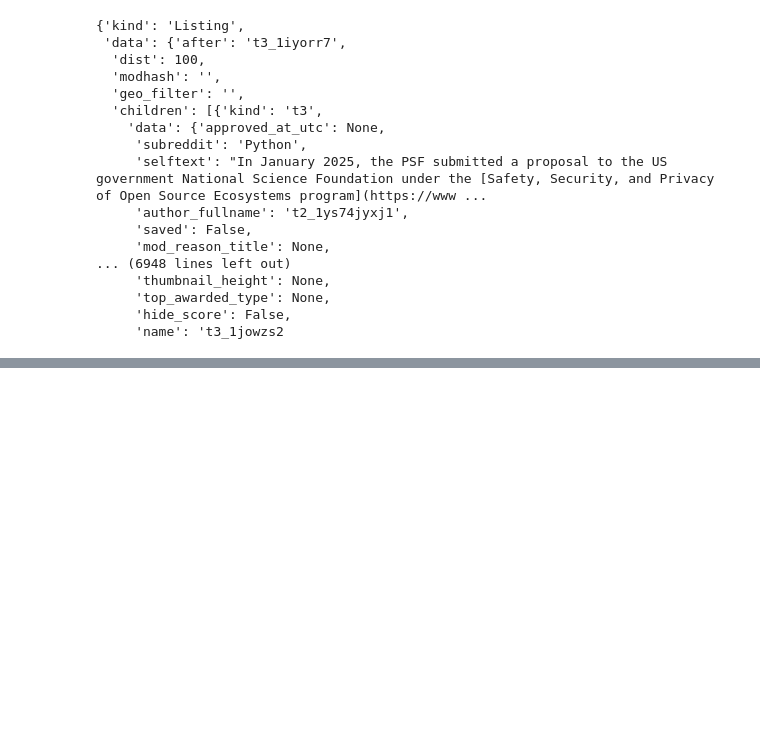
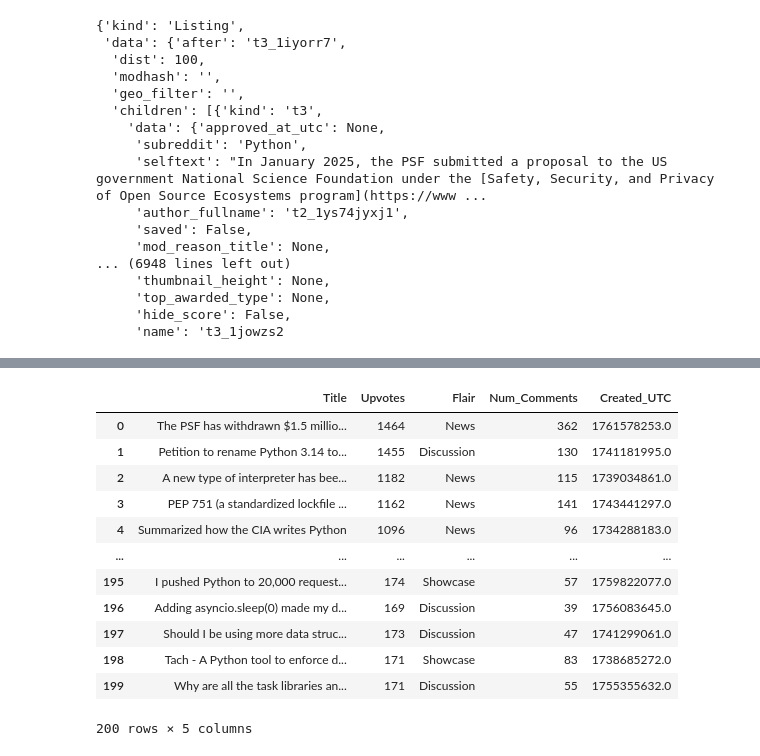
Before and after one commit to Ayumii-ww/fq25819_SEMTM0040, a Jupyter notebook: fq25819Part2.ipynb, the cells around one changed output, grey strips where cells are left out. Cells and saved outputs as stored; diff of their text form; code cells hidden in the pictures; blank space fills up the shorter version.

```diff
--- a/fq25819Part2.ipynb
+++ b/fq25819Part2.ipynb
@@ -4,7 +4,7 @@
 import requests
 
 subreddit = 'python'
-limit = 100
+limit = 300
 timeframe = 'year' #hour, day, week, month, year, all
 listing = 'top' # controversial, best, hot, new, random, rising, top
 
@@ -44,12 +44,12 @@ import numpy as np
 import pandas as pd
 
 temp = []
-for i in range(limit):
+for i in range(100):
     post = data['data']['children'][i]['data']
     temp.append([post['title'], post['ups'], post['link_flair_text'], post['num_comments'], post['created_utc']])
 
 title = np.array(temp)
-df = pd.DataFrame(title, columns=['Title', 'Upvotes', 'Flair', 'Num_Comments', 'Created_UTC'])
-print(df)
+first_hundred = pd.DataFrame(title, columns=['Title', 'Upvotes', 'Flair', 'Num_Comments', 'Created_UTC'])
+print(first_hundred)
 # %% [output]
                                                 Title Upvotes       Flair  \
@@ -71,0 +78,13 @@ print(df)
+# %%
+after_token = data['data']['children'][99]['kind']+ '_' + data['data']['children'][99]['data']['id']
+def get_reddit_after(subreddit, listing, limit, timeframe, after_token):
+    try:
+        base_url = f'https://www.reddit.com/r/{subreddit}/{listing}.json?limit={limit}&t={timeframe}&after={after_token}'
+        request = requests.get(base_url, headers = {'User-agent': 'SDPA'})
+    except:
+        print('An Error Occured')
+        return None
+    return request
+r_new = get_reddit_after(subreddit,listing,limit,timeframe, after_token)
+new_data = json.loads(r_new.content)
+new_data
@@ -71,0 +109,9 @@ print(df)
+# %%
+temp = []
+for i in range(100):
+    post = new_data['data']['children'][i]['data']
+    temp.append([post['title'], post['ups'], post['link_flair_text'], post['num_comments'], post['created_utc']])
+
+title = np.array(temp)
+second_hundred = pd.DataFrame(title, columns=['Title', 'Upvotes', 'Flair', 'Num_Comments', 'Created_UTC'])
+print(second_hundred)
@@ -71,0 +136,18 @@ print(df)
+# %%
+df = pd.concat([first_hundred, second_hundred], ignore_index=True)
+df.to_csv('reddit_python_top_300_posts_2023.csv', index=False)
+df
+# %% [output]
+|  | Title | Upvotes | Flair | Num_Comments | Created_UTC |
+| 0 | The PSF has withdrawn $1.5 millio... | 1464 | News | 362 | 1761578253.0 |
+| 1 | Petition to rename Python 3.14 to... | 1455 | Discussion | 130 | 1741181995.0 |
+| 2 | A new type of interpreter has bee... | 1182 | News | 115 | 1739034861.0 |
+| 3 | PEP 751 (a standardized lockfile ... | 1162 | News | 141 | 1743441297.0 |
+| 4 | Summarized how the CIA writes Python | 1096 | News | 96 | 1734288183.0 |
+| ... | ... | ... | ... | ... | ... |
+| 195 | I pushed Python to 20,000 request... | 174 | Showcase | 57 | 1759822077.0 |
+| 196 | Adding asyncio.sleep(0) made my d... | 169 | Discussion | 39 | 1756083645.0 |
+| 197 | Should I be using more data struc... | 173 | Discussion | 47 | 1741299061.0 |
+| 198 | Tach - A Python tool to enforce d... | 171 | Showcase | 83 | 1738685272.0 |
+| 199 | Why are all the task libraries an... | 171 | Discussion | 55 | 1755355632.0 |
+200 rows × 5 columns
```
Also changed, not shown: parts of 4 cells of this notebook, 2 other files.
